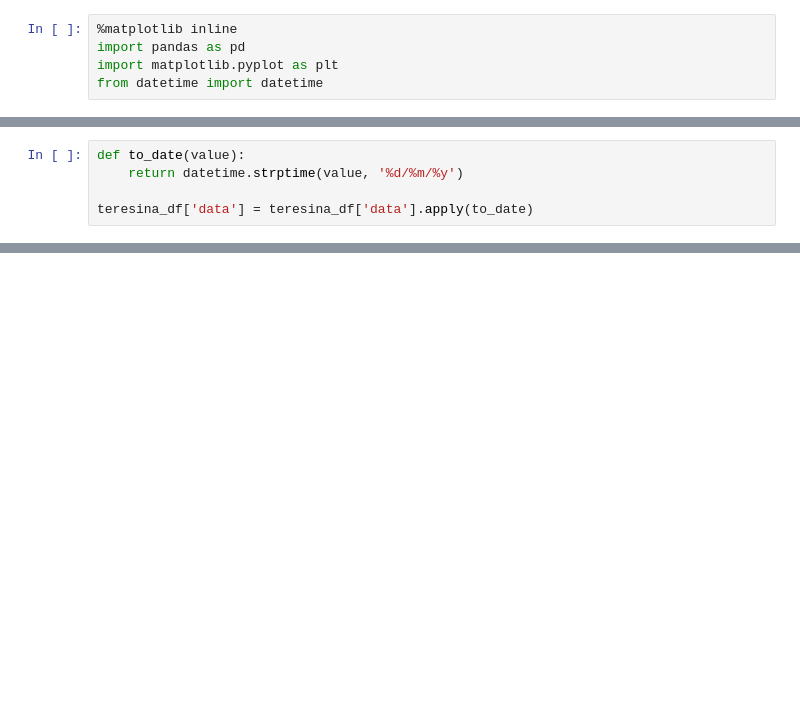
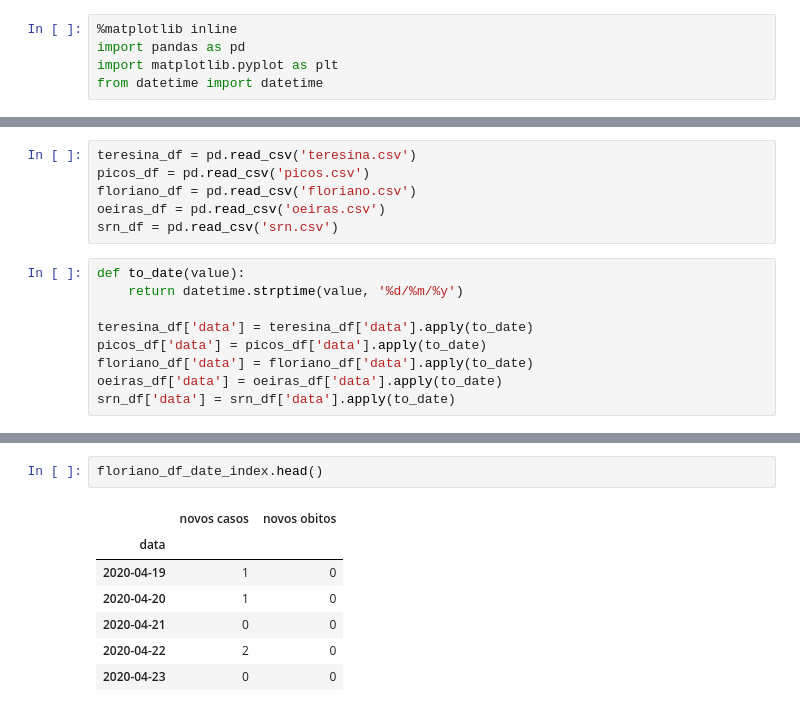
Before and after one commit to diegofsousa/panorama-covid-19-piaui, a Jupyter notebook: primeira_analise.ipynb, the cells around one changed output, grey strips where cells are left out. Drawn from its saved outputs; the diff is of its cells as text; blank space fills up the shorter version.

```diff
--- a/primeira_analise.ipynb
+++ b/primeira_analise.ipynb
@@ -8,5 +6,15 @@ teresina_df = pd.read_csv('teresina.csv')
+# %%
+teresina_df = pd.read_csv('teresina.csv')
+picos_df = pd.read_csv('picos.csv')
+floriano_df = pd.read_csv('floriano.csv')
+oeiras_df = pd.read_csv('oeiras.csv')
+srn_df = pd.read_csv('srn.csv')
 # %%
 def to_date(value):
     return datetime.strptime(value, '%d/%m/%y')
 
 teresina_df['data'] = teresina_df['data'].apply(to_date)
+picos_df['data'] = picos_df['data'].apply(to_date)
+floriano_df['data'] = floriano_df['data'].apply(to_date)
+oeiras_df['data'] = oeiras_df['data'].apply(to_date)
+srn_df['data'] = srn_df['data'].apply(to_date)
@@ -55,0 +56,10 @@ Text(0, 0.5, 'Casos')
+# %%
+floriano_df_date_index.head()
+# %% [output]
+|  | novos casos | novos obitos |
+| data |  |  |
+| 2020-04-19 | 1 | 0 |
+| 2020-04-20 | 1 | 0 |
+| 2020-04-21 | 0 | 0 |
+| 2020-04-22 | 2 | 0 |
+| 2020-04-23 | 0 | 0 |
```
Also changed, not shown: parts of 11 cells of this notebook, 4 other files.
